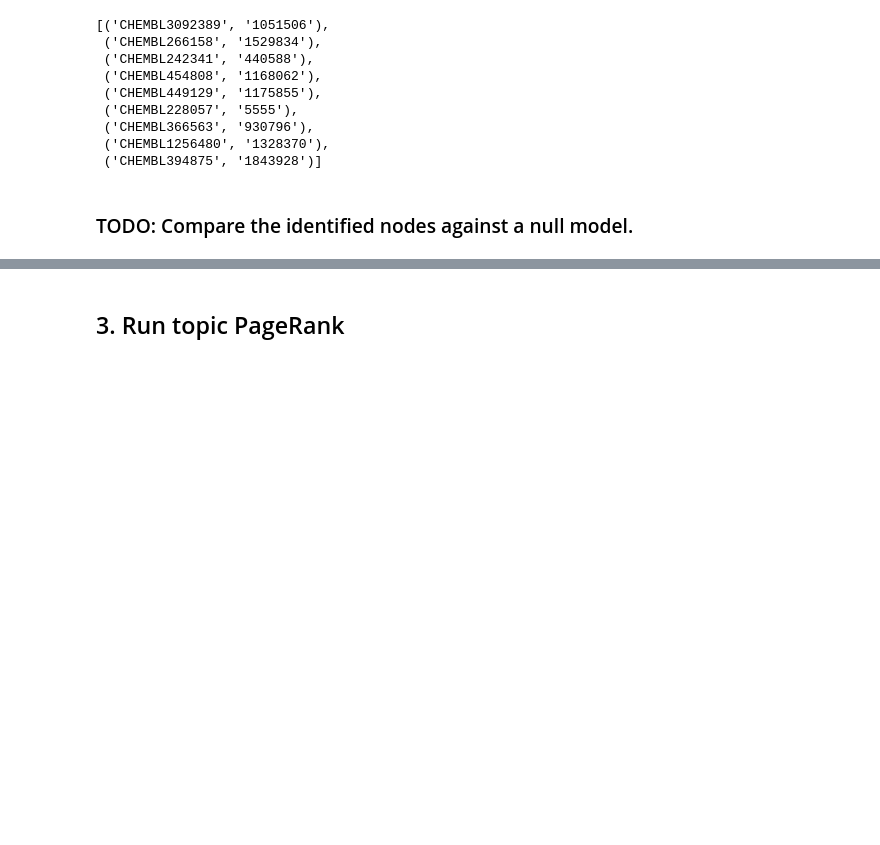
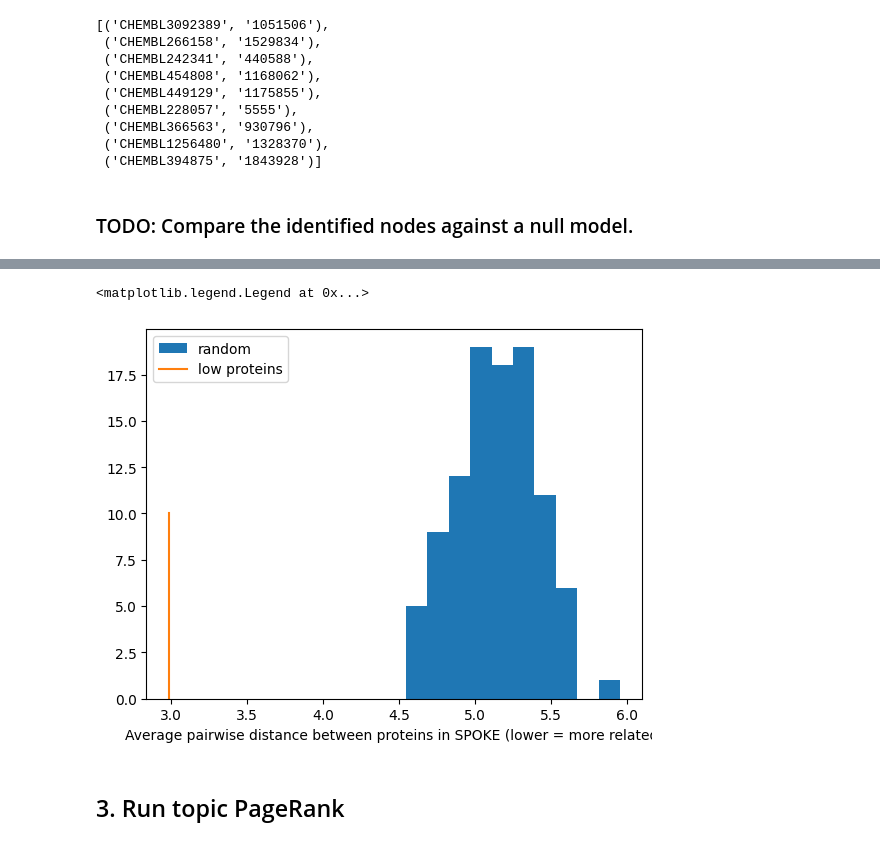
Before and after one commit to yjzhang/kg_feature_engineering, a Jupyter notebook: notebooks/Feature_Analysis_2_igraph.ipynb, the cells around one changed output, grey strips where cells are left out. Cells and saved outputs as stored; diff of their text form; code cells hidden in the pictures; blank space fills up the shorter version.

```diff
--- a/notebooks/Feature_Analysis_2_igraph.ipynb
+++ b/notebooks/Feature_Analysis_2_igraph.ipynb
@@ -133,3 +220,11 @@ low_chems_spoke_ids
+# %%
+plt.hist(low_prots_null_results.average_pairwise_distance, bins=10, label='random')
+plt.plot([low_prots_stats['average_pairwise_distance'], low_prots_stats['average_pairwise_distance']], [0, 10], label='low proteins')
+plt.xlabel('Average pairwise distance between proteins in SPOKE (lower = more related)')
+plt.legend()
+# %% [output]
+<matplotlib.legend.Legend at 0x...>
+[figure, added]
 # %% [markdown]
 ## 3. Run topic PageRank
 # %%
```
Also changed, not shown: parts of 32 cells of this notebook, 3 other files.
